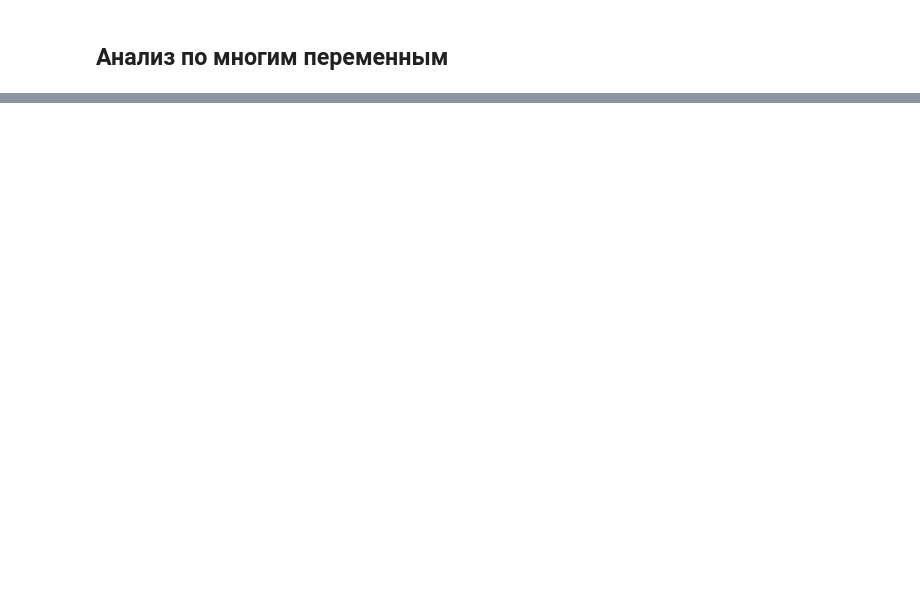
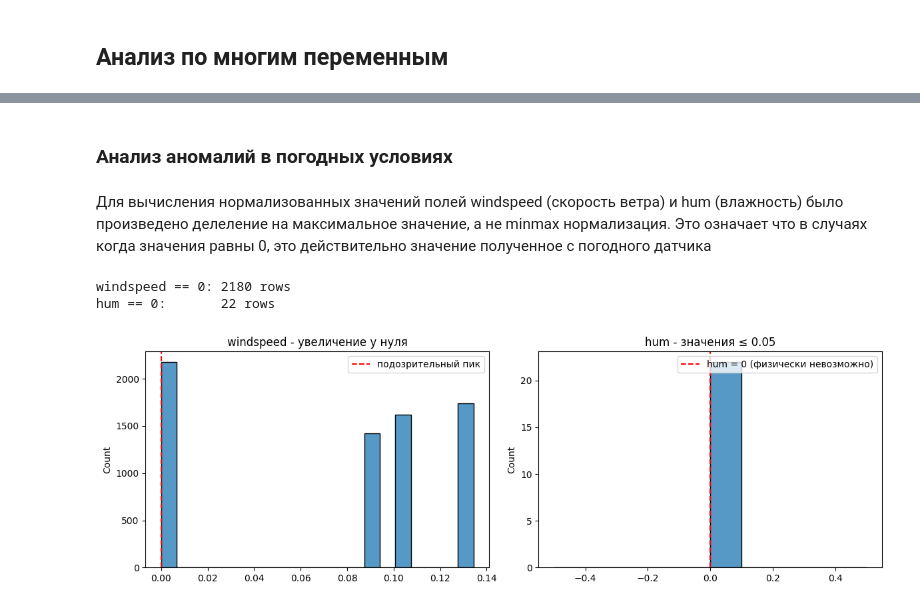
Before and after one commit to Kanogame/bikeshare, a Jupyter notebook: notebooks/01_eda.ipynb, the cells around one changed output, grey strips where cells are left out. Saved outputs shown, nothing was run; the diff lists cells and outputs as text; code cells hidden in the pictures; blank space fills up the shorter version.

```diff
--- a/notebooks/01_eda.ipynb
+++ b/notebooks/01_eda.ipynb
@@ -117,0 +195,28 @@ fig.set_size_inches(14, 14)
+# %% [markdown]
+### Анализ аномалий в погодных условиях
+# %% [markdown]
+Для вычисления нормализованных значений полей windspeed (скорость ветра) и hum (влажность) было произведено делеление на максимальное значение, а не minmax нормализация. Это означает что в случаях когда значения равны 0, это действительно значение полученное с погодного датчика
+# %%
+print("windspeed == 0:", (raw_bikes["windspeed"] == 0).sum(), "rows")
+print("hum == 0:      ", (raw_bikes["hum"] == 0).sum(), "rows")
+
+fig, axes = plt.subplots(1, 2, figsize=(12, 4))
+
+axes[0].set_title("windspeed - увеличение у нуля")
+sns.histplot(list(raw_bikes[raw_bikes["windspeed"] <= 0.15]["windspeed"]),
+             bins=20, ax=axes[0])
+axes[0].axvline(0, color="red", linestyle="--", label="подозрительный пик")
+axes[0].legend()
+
+axes[1].set_title("hum - значения ≤ 0.05")
+sns.histplot(list(raw_bikes[raw_bikes["hum"] <= 0.05]["hum"]),
+             bins=10, ax=axes[1])
+axes[1].axvline(0, color="red", linestyle="--", label="hum = 0 (физически невозможно)")
+axes[1].legend()
+
+plt.tight_layout()
+plt.show()
+# %% [output]
+windspeed == 0: 2180 rows
+hum == 0:       22 rows
+[figure, added]
```
Also changed, not shown: parts of 26 cells of this notebook, 4 other files.
